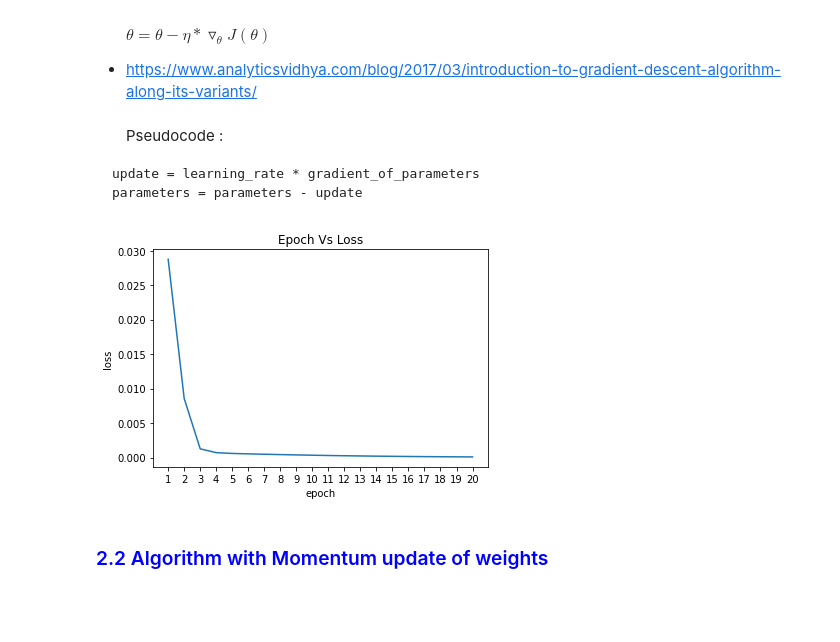
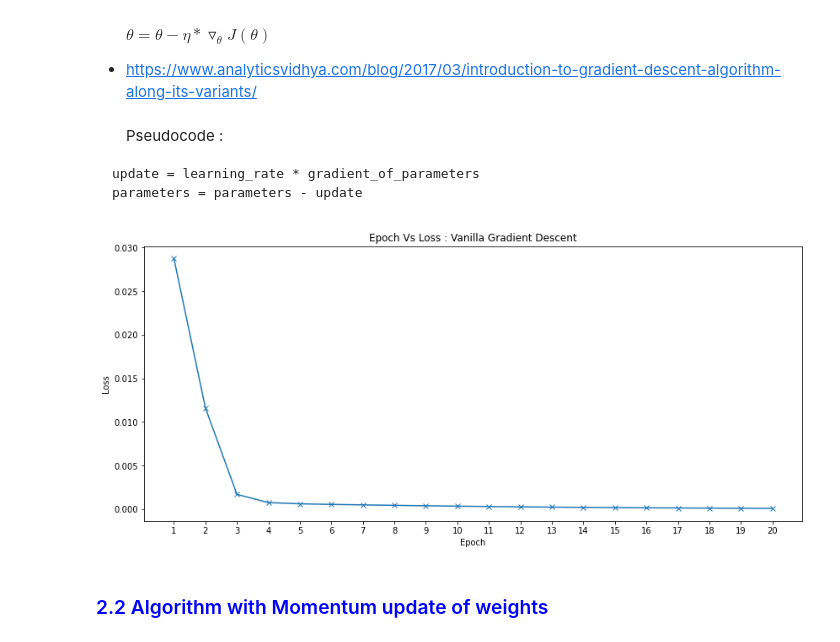
Before and after one commit to jishnukoliyadan/AAIC_Course_Works, a Jupyter notebook: 19_Backpropagation_GradientChecking/19_Backpropagation_GradientChecking.ipynb, the cells around one changed output. Cells and saved outputs as stored; diff of their text form; code cells hidden in the pictures; blank space fills up the shorter version.

Commit message:
19 Backpropagation UPDATED
Suggestions from AAIC
- Used for loops.
- Added summary of plots

```diff
--- a/19_Backpropagation_GradientChecking/19_Backpropagation_GradientChecking.ipynb
+++ b/19_Backpropagation_GradientChecking/19_Backpropagation_GradientChecking.ipynb
@@ -380,41 +385,41 @@ parameters = parameters - update
 # %%
 weight = np.random.normal(scale = 0.01, size =9)
 
 learning_rate = 0.1
 
 mean_v_loss = []
 
 epochs = range(1, 21)
 
 for epoch in epochs:
 
     v_loss = []
     for i in range(len(X)):
 
         forward_dict_ = forward_propagation(X[i], y[i], weight)
         backward_dict_ = backward_propagation(X[i], y[i], weight, forward_dict_)
 
-        weight[0] = weight[0] - learning_rate * backward_dict_['dw1']
-        weight[1] = weight[1] - learning_rate * backward_dict_['dw2']
-        weight[2] = weight[2] - learning_rate * backward_dict_['dw3']
-        weight[3] = weight[3] - learning_rate * backward_dict_['dw4']
-        weight[4] = weight[4] - learning_rate * backward_dict_['dw5']
-        weight[5] = weight[5] - learning_rate * backward_dict_['dw6']
-        weight[6] = weight[6] - learning_rate * backward_dict_['dw7']
-        weight[7] = weight[7] - learning_rate * backward_dict_['dw8']
-        weight[8] = weight[8] - learning_rate * backward_dict_['dw9']
+        for j in range(9):
+
+            dws = f'dw{j+1}'
+
+            weight[j] = weight[j] - learning_rate * backward_dict_[dws]
 
         v_loss.append(forward_dict_['loss'])
     mean_v_loss.append(mean(v_loss))
 
-plt.plot(epochs, mean_v_loss)
-plt.xlabel("epoch")
-plt.ylabel("loss")
+
+# Visualizing the Epoch-Loss curve
+
+plt.figure(figsize = (14, 6))
+plt.plot(epochs, mean_v_loss, marker = 'x')
+plt.xlabel('Epoch')
+plt.ylabel('Loss')
 plt.xticks(range(1,21))
-plt.title("Epoch Vs Loss")
+plt.title('Epoch Vs Loss : Vanilla Gradient Descent')
 plt.show()
 # %% [output]
-[figure, old version]
+[figure, new version]
 # %% [markdown]
 ### <font color='blue'>2.2 Algorithm with Momentum update of weights</font>
 # %% [markdown]
```
Also changed, not shown: parts of 13 cells of this notebook, 1 other file.
